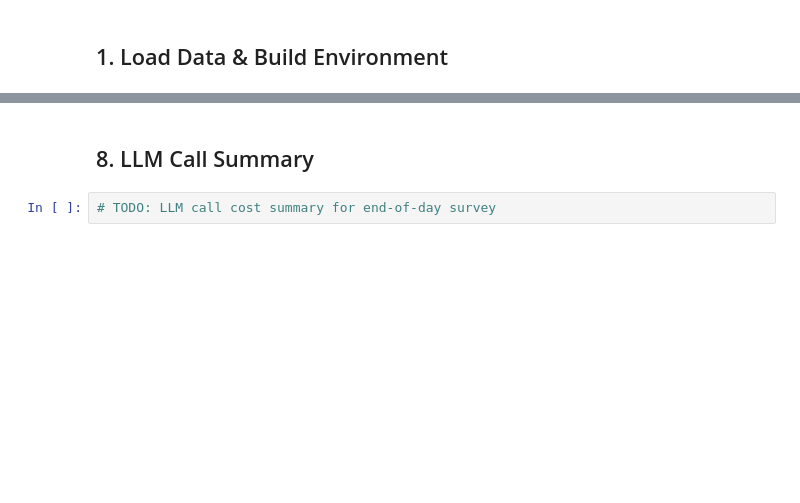
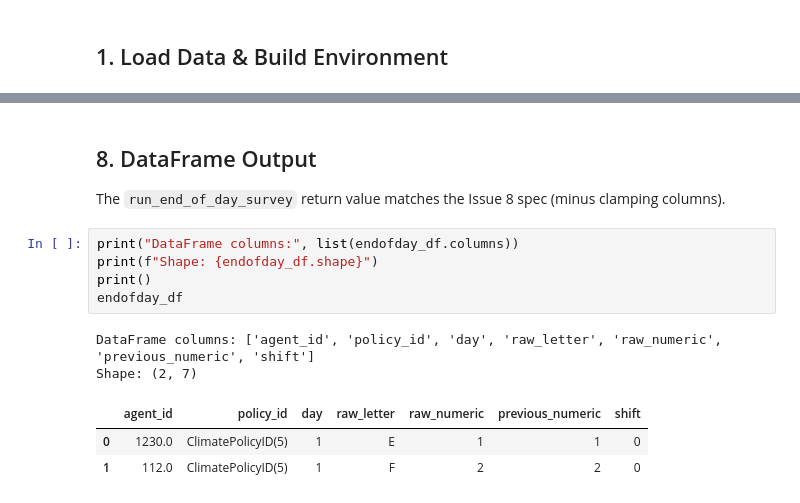
Before and after one commit to compolis/Climate-Action-GABM, a Jupyter notebook: notebooks/06_endofday_survey.ipynb, the cells around one changed output, grey strips where cells are left out. Saved outputs shown, nothing was run; the diff lists cells and outputs as text; blank space fills up the shorter version.

Commit message:
Issue 8 done

```diff
--- a/notebooks/06_endofday_survey.ipynb
+++ b/notebooks/06_endofday_survey.ipynb
@@ -159,4 +280,15 @@ Verify `opinion_history` stores `(day, raw, clamped)` tuples correctly.
 # %% [markdown]
-## 8. LLM Call Summary
+## 8. DataFrame Output
+
+The `run_end_of_day_survey` return value matches the Issue 8 spec (minus clamping columns).
 # %%
-# TODO: LLM call cost summary for end-of-day survey
+print("DataFrame columns:", list(endofday_df.columns))
+print(f"Shape: {endofday_df.shape}")
+print()
+endofday_df
+# %% [output]
+DataFrame columns: ['agent_id', 'policy_id', 'day', 'raw_letter', 'raw_numeric', 'previous_numeric', 'shift']
+Shape: (2, 7)
+|  | agent_id | policy_id | day | raw_letter | raw_numeric | previous_numeric | shift |
+| 0 | 1230.0 | ClimatePolicyID(5) | 1 | E | 1 | 1 | 0 |
+| 1 | 112.0 | ClimatePolicyID(5) | 1 | F | 2 | 2 | 0 |
```
Also changed, not shown: parts of 15 cells of this notebook, 7 other files.
